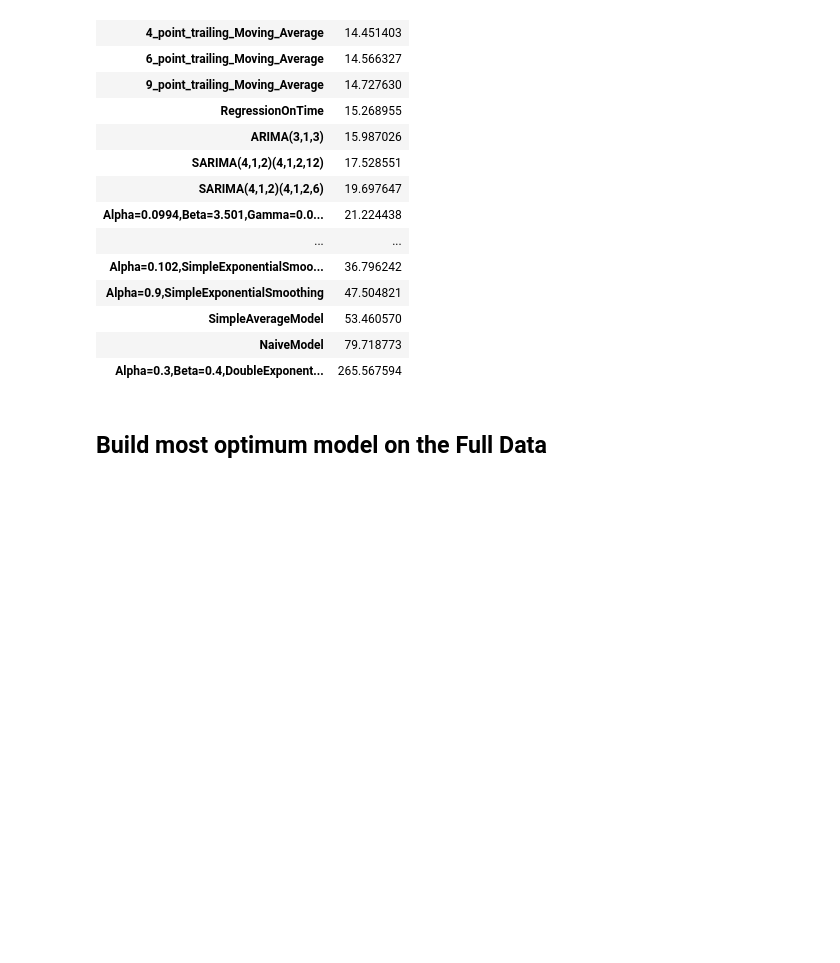
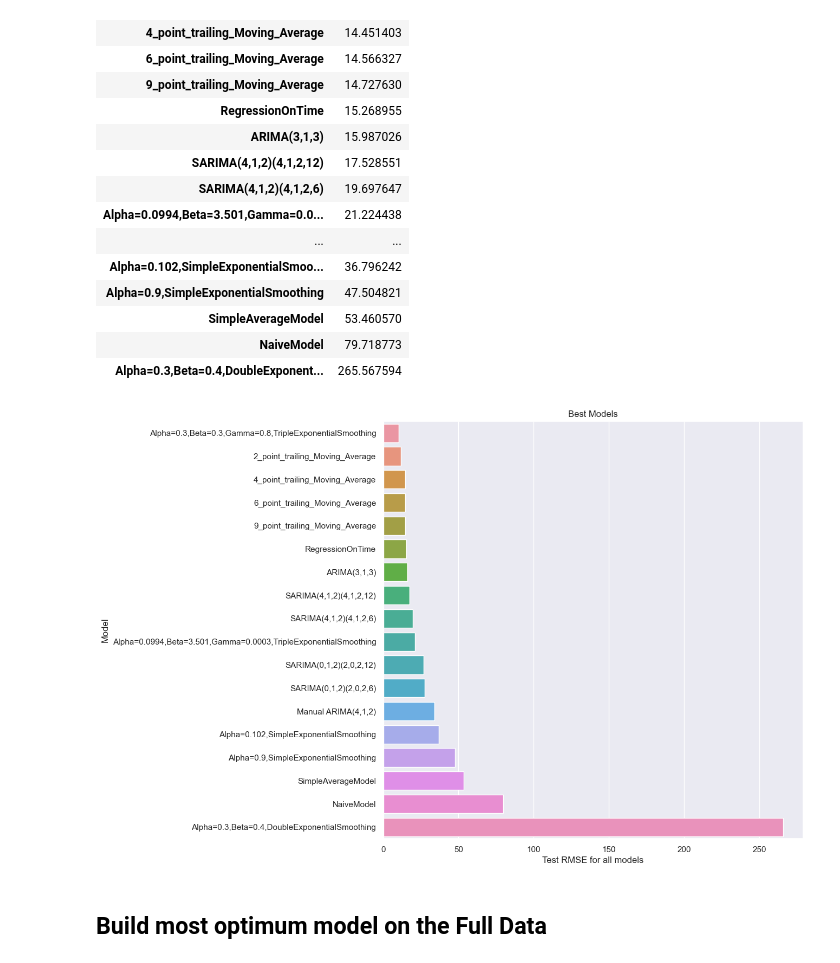
Before and after one commit to sainadh6414/datascience, a Jupyter notebook: _7_time_series_forecasting/project/ruby_v1.ipynb, the cells around one changed output. Cells and saved outputs as stored; diff of their text form; code cells hidden in the pictures; blank space fills up the shorter version.

```diff
--- a/_7_time_series_forecasting/project/ruby_v1.ipynb
+++ b/_7_time_series_forecasting/project/ruby_v1.ipynb
@@ -1536,6 +1536,17 @@ display(resultsDf.sort_values(by=["Test RMSE"],ascending=True))
 | SimpleAverageModel | 53.460570 |
 | NaiveModel | 79.718773 |
 | Alpha=0.3,Beta=0.4,DoubleExponent... | 265.567594 |
+# %%
+res_df = pd.DataFrame({'columns': resultsDf.index, 'Test RMSE': resultsDf["Test RMSE"]})
+sorted_resDf_values = res_df.sort_values('Test RMSE', ascending=True)
+plt.figure(figsize=(10,10))
+sns.barplot(x='Test RMSE', y='columns', data=sorted_resDf_values)
+plt.xlabel('Test RMSE for all models')
+plt.ylabel('Model')
+plt.title('Best Models')
+plt.show()
+# %% [output]
+[figure, added]
 # %% [markdown]
 ## Build most optimum model on the Full Data
 # %%
```
Also changed, not shown: parts of 7 cells of this notebook, 6 other files.
